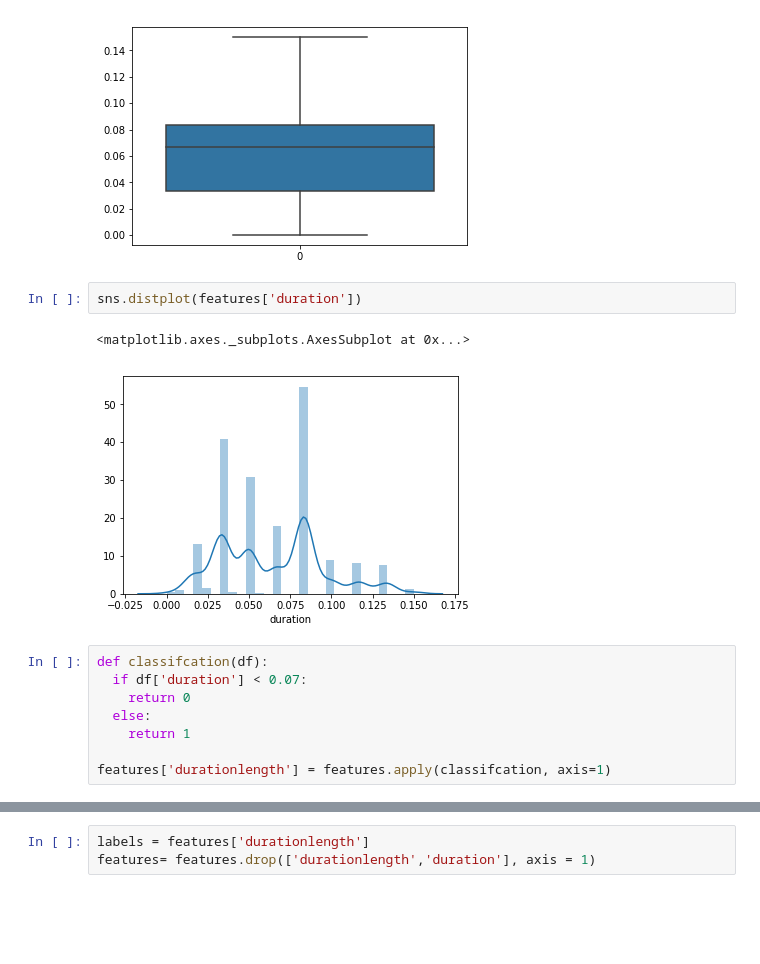
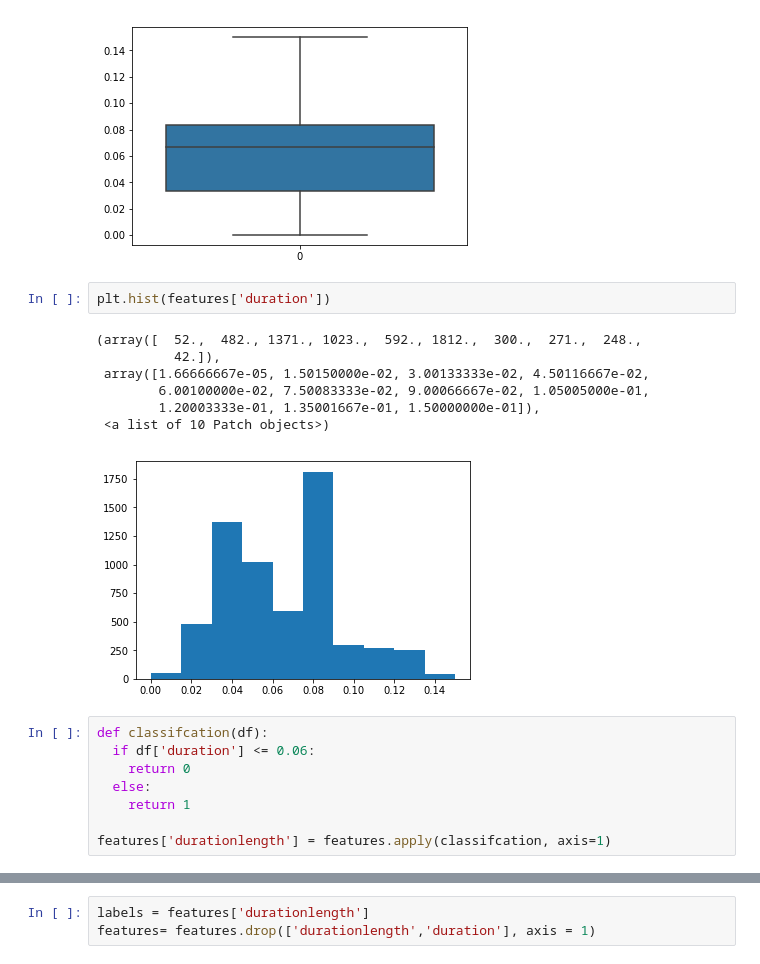
Before and after one commit to Edwardkang1004/Springboard, a Jupyter notebook: Capstone Project 1/Capstone Project 1b.ipynb, the cells around one changed output, grey strips where cells are left out. Drawn from its saved outputs; the diff is of its cells as text; blank space fills up the shorter version.

```diff
--- a/Capstone Project 1/Capstone Project 1b.ipynb
+++ b/Capstone Project 1/Capstone Project 1b.ipynb
@@ -654,13 +654,18 @@ sns.boxplot(data=features['duration'].values)
 <matplotlib.axes._subplots.AxesSubplot at 0x...>
 [figure]
 # %%
-sns.distplot(features['duration'])
+plt.hist(features['duration'])
 # %% [output]
-<matplotlib.axes._subplots.AxesSubplot at 0x...>
+(array([  52.,  482., 1371., 1023.,  592., 1812.,  300.,  271.,  248.,
+          42.]),
+ array([1.66666667e-05, 1.50150000e-02, 3.00133333e-02, 4.50116667e-02,
+        6.00100000e-02, 7.50083333e-02, 9.00066667e-02, 1.05005000e-01,
+        1.20003333e-01, 1.35001667e-01, 1.50000000e-01]),
+ <a list of 10 Patch objects>)
-[figure, old version]
+[figure, new version]
 # %%
 def classifcation(df):
-  if df['duration'] < 0.07:
+  if df['duration'] <= 0.06:
     return 0
   else:
     return 1
```
Also changed, not shown: parts of 55 cells of this notebook.
